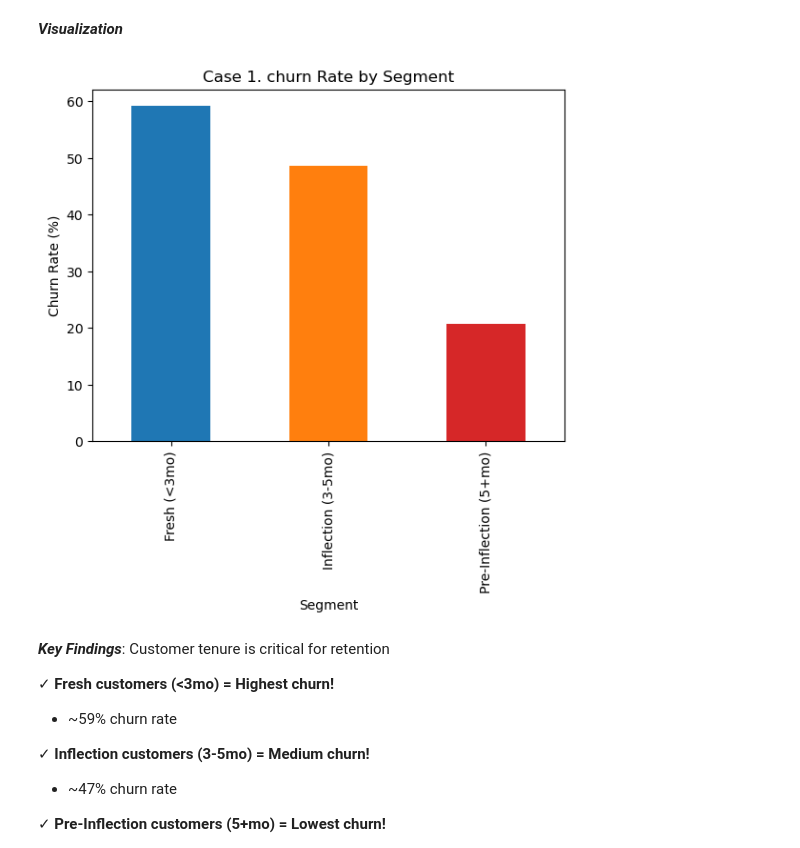
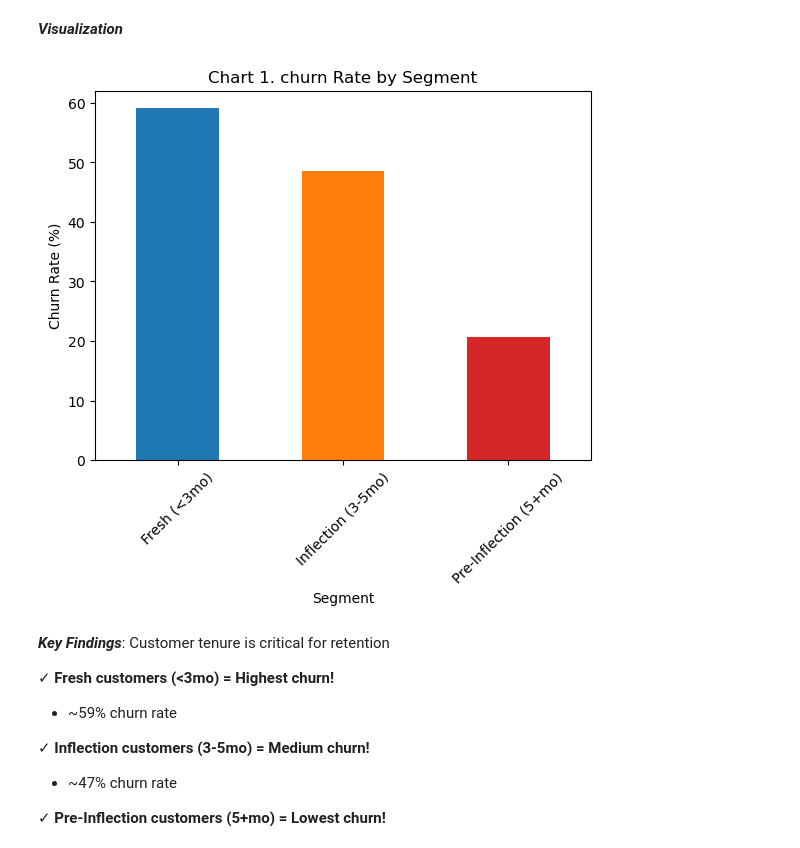
Before and after one commit to coolmich0904/YOUTUBE_CHURN_PRICE_RISK, a Jupyter notebook: notebooks/eda_01_macro_economic.ipynb, the cells around one changed output. Drawn from its saved outputs; the diff is of its cells as text; code cells hidden in the pictures.

```diff
--- a/notebooks/eda_01_macro_economic.ipynb
+++ b/notebooks/eda_01_macro_economic.ipynb
@@ -302,15 +302,17 @@ Status: Ready for Visulaiztion
 # %%
 # 1. Segment Baseline Churn Rate
 fig, ax = plt.subplots()
 
 segment_churn.mul(100).plot(kind='bar', color=['#1f77b4', '#ff7f0e', '#d62728'])
 ax.set_title('Chart 1. churn Rate by Segment')
 ax.set_ylabel('Churn Rate (%)')
 ax.set_xlabel('Segment')
+ax.tick_params(axis='x', rotation=45)
 
+plt.savefig('../outputs/churn_rate_by_segment.png')
 plt.show()
 # %% [output]
-[figure, old version]
+[figure, new version]
 # %% [markdown]
 ***Key Findings***: Customer tenure is critical for retention
 
```
Also changed, not shown: parts of 9 cells of this notebook, 5 other files.
